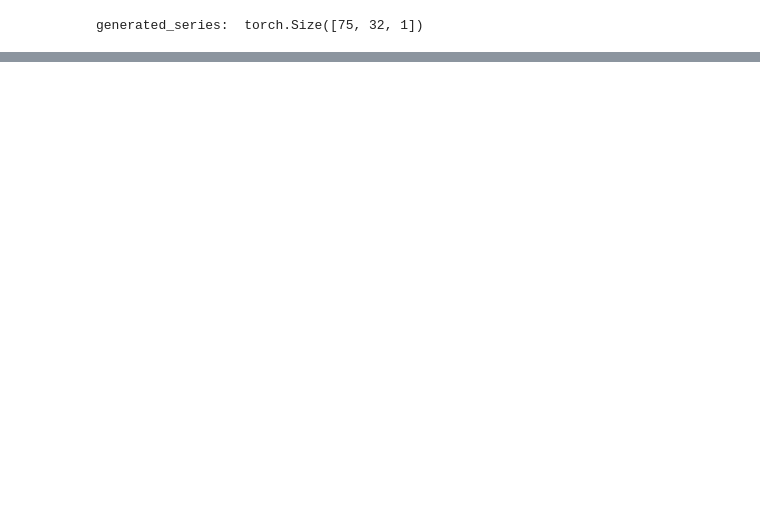
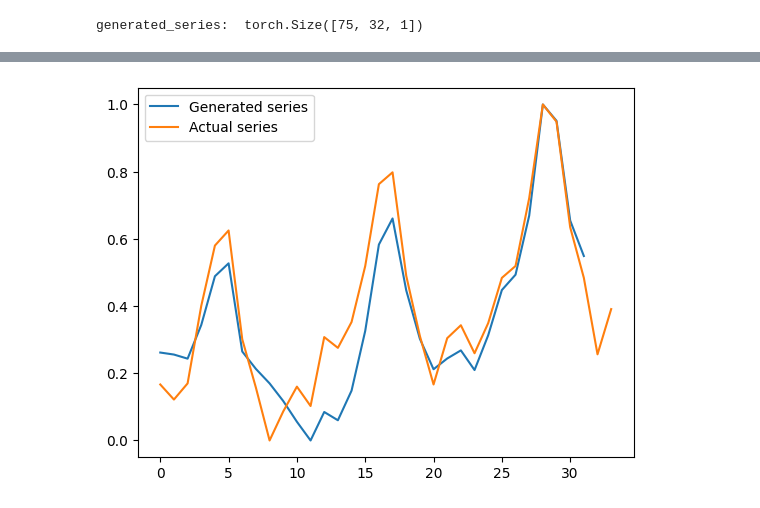
Before and after one commit to francomano/PSA-GAN, a Jupyter notebook: run.ipynb, the cells around one changed output, grey strips where cells are left out. Saved outputs shown, nothing was run; the diff lists cells and outputs as text; code cells hidden in the pictures; blank space fills up the shorter version.

```diff
--- a/run.ipynb
+++ b/run.ipynb
@@ -270,0 +279,11 @@ tensor([-0.0274], requires_grad=True)
+# %%
+aux=utils.scale(training_data[batch_size+seq_length+3:])
+
+plt.figure()
+plt.plot(utils.scale(generated_series[batch_size-1]), label='Generated series')
+plt.plot(aux, label='Actual series')
+
+plt.legend()
+plt.show()
+# %% [output]
+[figure, added]
```
Also changed, not shown: parts of 5 cells of this notebook, 11 other files.
